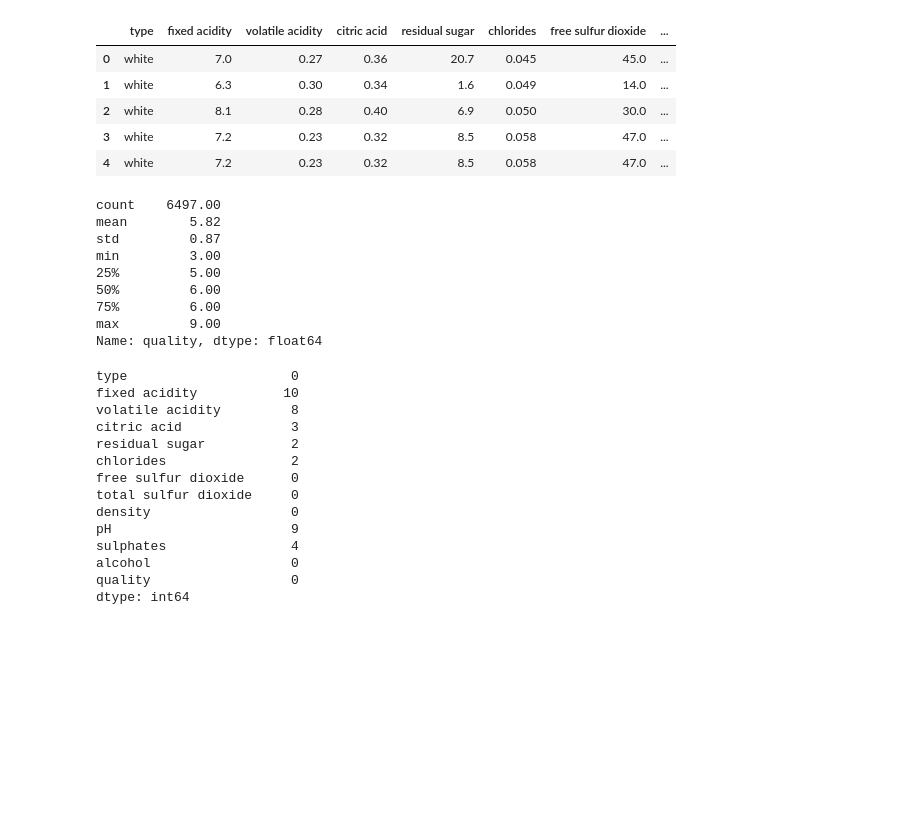
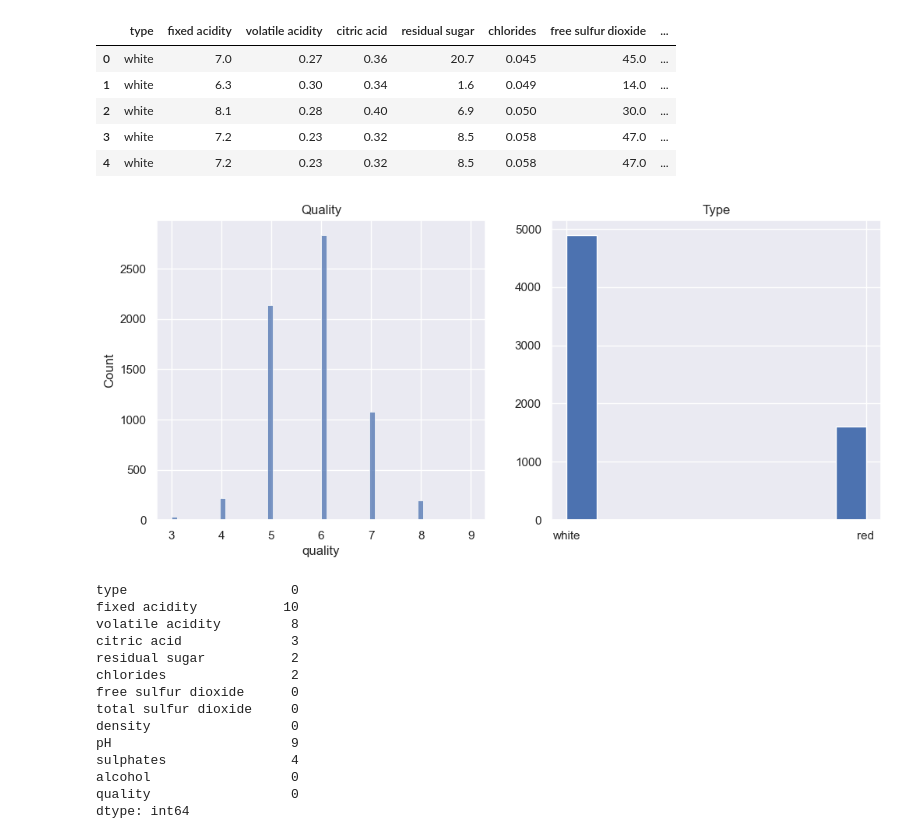
Before and after one commit to ethanhopkins101/DataScience-Projects, a Jupyter notebook: wine_quality/wine_quality.ipynb, the cells around one changed output. Saved outputs shown, nothing was run; the diff lists cells and outputs as text; code cells hidden in the pictures; blank space fills up the shorter version.

```diff
--- a/wine_quality/wine_quality.ipynb
+++ b/wine_quality/wine_quality.ipynb
@@ -41,18 +43,17 @@ df.head()
 | 2 | white | 8.1 | 0.28 | 0.40 | 6.9 | 0.050 | 30.0 | ... |
 | 3 | white | 7.2 | 0.23 | 0.32 | 8.5 | 0.058 | 47.0 | ... |
 | 4 | white | 7.2 | 0.23 | 0.32 | 8.5 | 0.058 | 47.0 | ... |
-# %%
-df['quality'].describe().round(2)
-# %% [output]
-count    6497.00
-mean        5.82
-std         0.87
-min         3.00
-25%         5.00
-50%         6.00
-75%         6.00
-max         9.00
-Name: quality, dtype: float64
+# %%
+fig, ax= plt.subplots(1, 2, figsize= (12, 5))
+#ax[0].hist(df['quality'])
+ax[0].set_title('Quality')
+#ax[0].set_xlim(3,9)
+sns.histplot(data= df, x= 'quality', ax= ax[0])
+ax[1].hist(df['type'])
+ax[1].set_title('Type')
+plt.show()
+# %% [output]
+[figure, added]
 # %%
 df.isna().sum()
 # %% [output]
```
Also changed, not shown: parts of 25 cells of this notebook.
